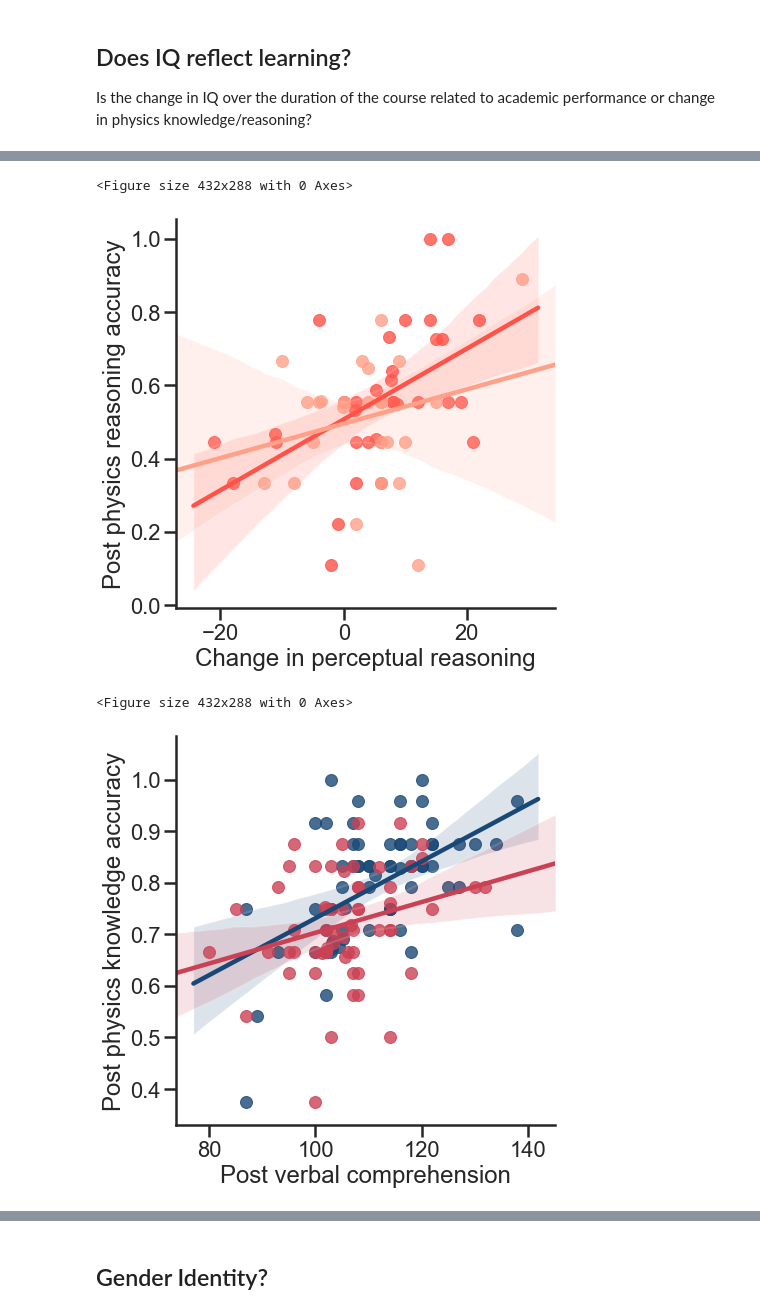
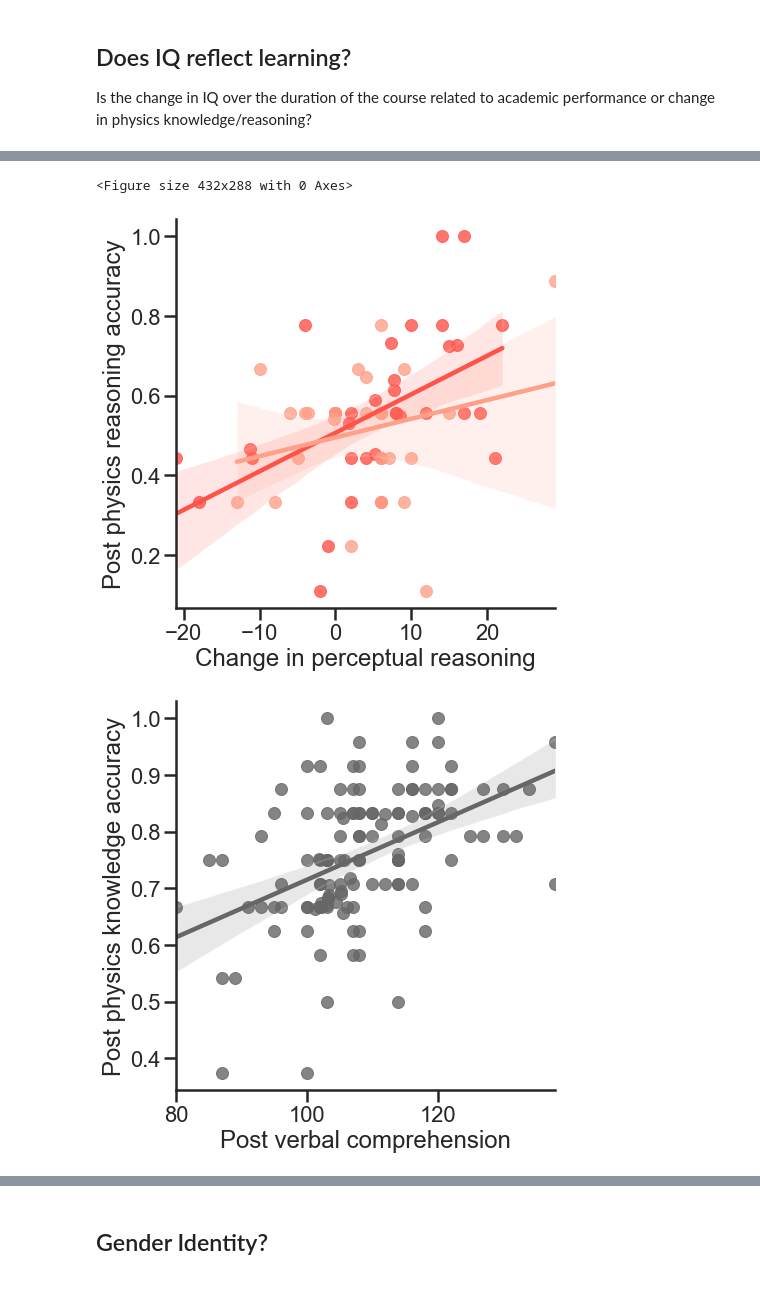
Before and after one commit to 62442katieb/IDConn, a Jupyter notebook: notebooks/descriptives-imputed.ipynb, the cells around one changed output, grey strips where cells are left out. Cells and saved outputs as stored; diff of their text form; code cells hidden in the pictures.

```diff
--- a/notebooks/descriptives-imputed.ipynb
+++ b/notebooks/descriptives-imputed.ipynb
@@ -72,8 +70,8 @@ def liji_sidak_mc(data, alpha):
     return sidak_p, M_eff
 # %%
 #reading in and rearranging data
-data_dir = '/Users/katherine/Dropbox/Projects/physics-retrieval/data'
-fig_dir = '/Users/katherine/Dropbox/Projects/physics-retrieval/figures'
+data_dir = '/Users/kbottenh/Dropbox/Projects/physics-retrieval/data'
+fig_dir = '/Users/kbottenh/Dropbox/Projects/physics-retrieval/figures'
 
 demo_df = pd.read_csv(join(data_dir, 'c123456_FullDemographics.csv'), encoding='iso-8859-1',
                       index_col=0, header=0, skipfooter=1, engine='python')
@@ -83,6 +81,11 @@ gidf_df = pd.read_csv(join(data_dir, 'rescored_gender_identity_female.csv'),
                      skiprows=1, usecols=['Physics_ID', 'GID Pre', 'GID Post'], index_col=0)
 gidm_df = pd.read_csv(join(data_dir, 'rescored_gender_identity_male.csv'),
                      skiprows=1, usecols=['Physics_ID', 'GID Pre', 'GID Post'], index_col=0)
+
+pre_iq = ['VCI1', 'PRI1', 'WMI1', 'PSI1', 'FSIQ1']
+post_iq = ['VCI2', 'PRI2', 'WMI2', 'PSI2', 'FSIQ2']
+iq_vars = pre_iq + post_iq
+iqs = ['VCI', 'PRI', 'WMI', 'PSI', 'FSIQ']
 # %%
 gid_df = pd.concat([gidf_df, gidm_df], axis=0)
 # %%
@@ -269,7 +269,8 @@ dtype: object
 # %%
 all_df = imputed_df
 # %%
-all_df.to_csv(join(data_dir, 'rescored', 'physics_learning-nonbrain.csv'))
+#all_df.to_csv(join(data_dir, 'rescored', 'physics_learning-nonbrain.csv'))
+all_df = pd.read_csv(join(data_dir, 'rescored', 'physics_learning-nonbrain.csv'))
 # %%
 kurtosis = all_df.kurtosis(axis=0, skipna=True)
 mean = all_df.mean(axis=0, skipna=True)
@@ -1359,11 +1263,11 @@ g.savefig(join(fig_dir, 'delta_priqXpost_fci_acc-m_imp.png'), dpi=300)
 # %%
 plt.tight_layout(pad=5)
-g = sns.lmplot('deltaPRI', 'FCIPhyAcc2', data=df_f, hue='Mod',
-           palette=f_2, legend=False, height=7.)
+g = sns.lmplot('deltaPRI', 'FCIPhyAcc2', data=all_df[all_df['F'] == 1], hue='Mod',
+           palette=f_2, legend=False, height=7., ci=90)
 #g.set_yticklabels(['10', '7.5', '5.0', '2.5', '0.0', '-2.5', '-5.0', '-7.5', '-10'])
 g.set_xlabels('Change in perceptual reasoning')
 g.set_ylabels('Post physics reasoning accuracy')
 g.savefig(join(fig_dir, 'delta_priqXpost_fci_acc-f_imp.png'), dpi=300)
 # %% [output]
 <Figure size 432x288 with 0 Axes>
-[figure, old version]
+[figure, new version]
@@ -1372,11 +1274,11 @@ crayons_d = sns.crayon_palette(['Midnight Blue', 'Brick Red'])
 # %%
-plt.tight_layout(pad=5)
-g = sns.lmplot('VCI2', 'RetrPhyAcc2', data=all_df, hue='F',
-           palette=crayons_d, legend=False, height=7.)
+fig,ax = plt.subplots(figsize=(7.,7))
+g = sns.regplot('VCI2', 'RetrPhyAcc2', data=all_df, color='0.4')
+sns.despine()
 #g.set_yticklabels(['10', '7.5', '5.0', '2.5', '0.0', '-2.5', '-5.0', '-7.5', '-10'])
-g.set_xlabels('Post verbal comprehension')
-g.set_ylabels('Post physics knowledge accuracy')
-g.savefig(join(fig_dir, 'vci2Xpost_retr_acc-imp.png'), dpi=300)
+plt.xlabel('Post verbal comprehension')
+plt.ylabel('Post physics knowledge accuracy')
+plt.tight_layout()
+fig.savefig(join(fig_dir, 'vci2Xpost_retr_acc-imp.png'), dpi=300)
 # %% [output]
-<Figure size 432x288 with 0 Axes>
-[figure, old version]
+[figure, new version]
```
Also changed, not shown: parts of 34 cells of this notebook, 15 other files.
